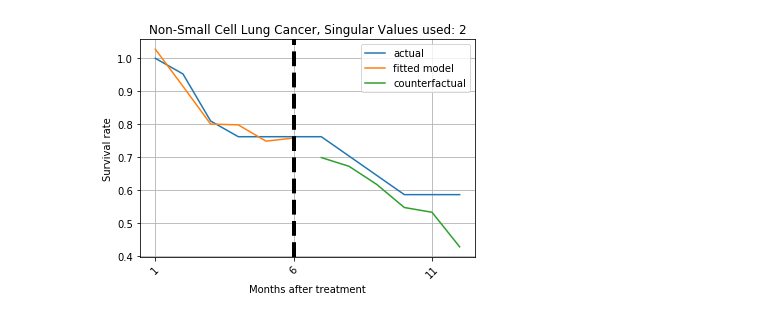
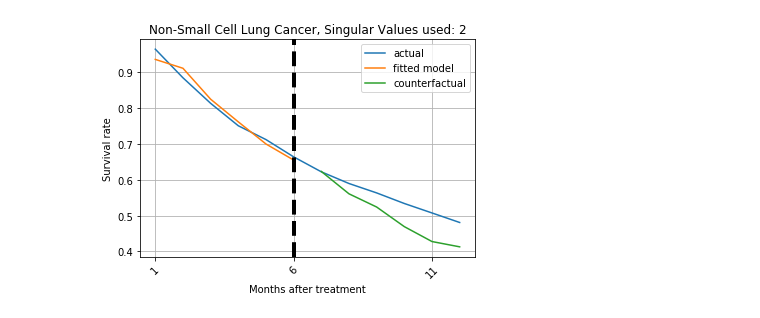
Before and after one commit to changhw01/gemini, a Jupyter notebook: 2021_01_04_sc.ipynb, the cells around one changed output. Saved outputs shown, nothing was run; the diff lists cells and outputs as text; code cells hidden in the pictures.

```diff
--- a/2021_01_04_sc.ipynb
+++ b/2021_01_04_sc.ipynb
@@ -12,6 +12,6 @@ import pandas as pd
 from tslib.src import tsUtils
 from tslib.src.synthcontrol.syntheticControl import RobustSyntheticControl
 # %%
-ts_pd1_df = pd.read_csv('data/km__df.csv')
+ts_pd1_df = pd.read_csv('data/km_pd1_df.csv')
 ts_pd1_df.head(4)
 # %% [output]
@@ -83,6 +84,6 @@ def predict_and_plot(ts_pd1_df, target_type, moStart=1, moTrainEnd=6, moTestEnd=
     plt.grid()
     plt.legend()
 # %%
-predict_and_plot(ts_pd1_df, 'Non-Small Cell Lung Cancer', singvals=2)
+predict_and_plot(ts_pd1_df, 'Non-Small Cell Lung Cancer', moStart=1, moTrainEnd=6, moTestEnd=12, singvals=2)
 # %% [output]
-[figure, old version]
+[figure, new version]
```
Also changed, not shown: parts of 12 cells of this notebook, 6 other files.
